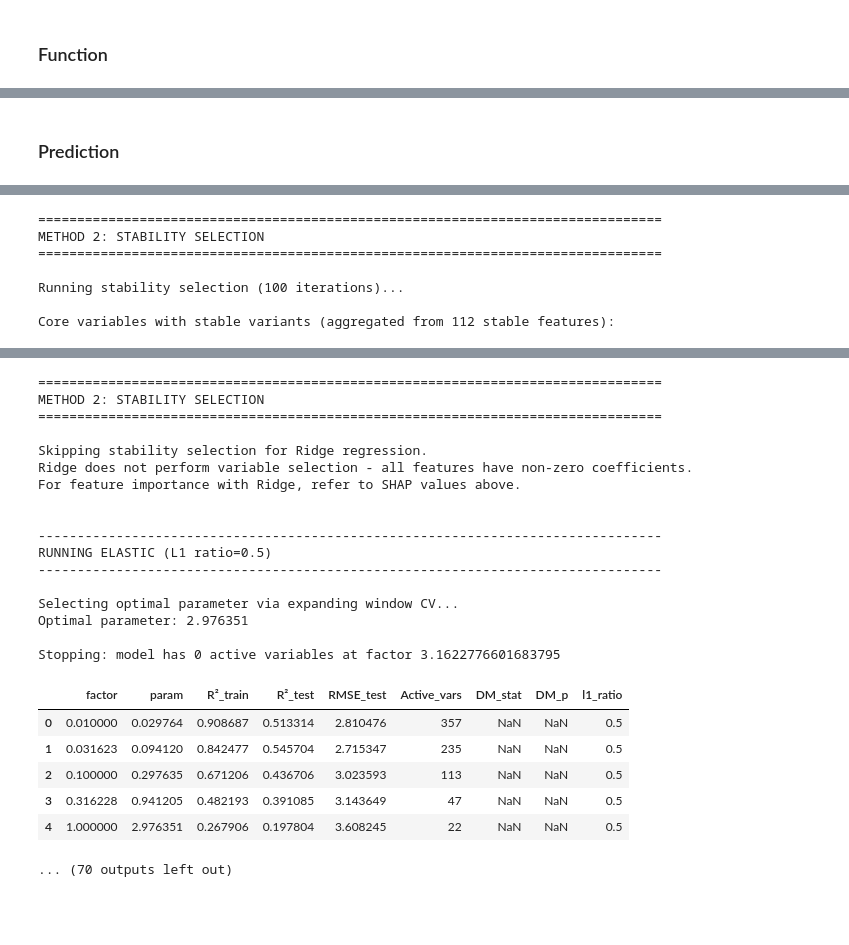
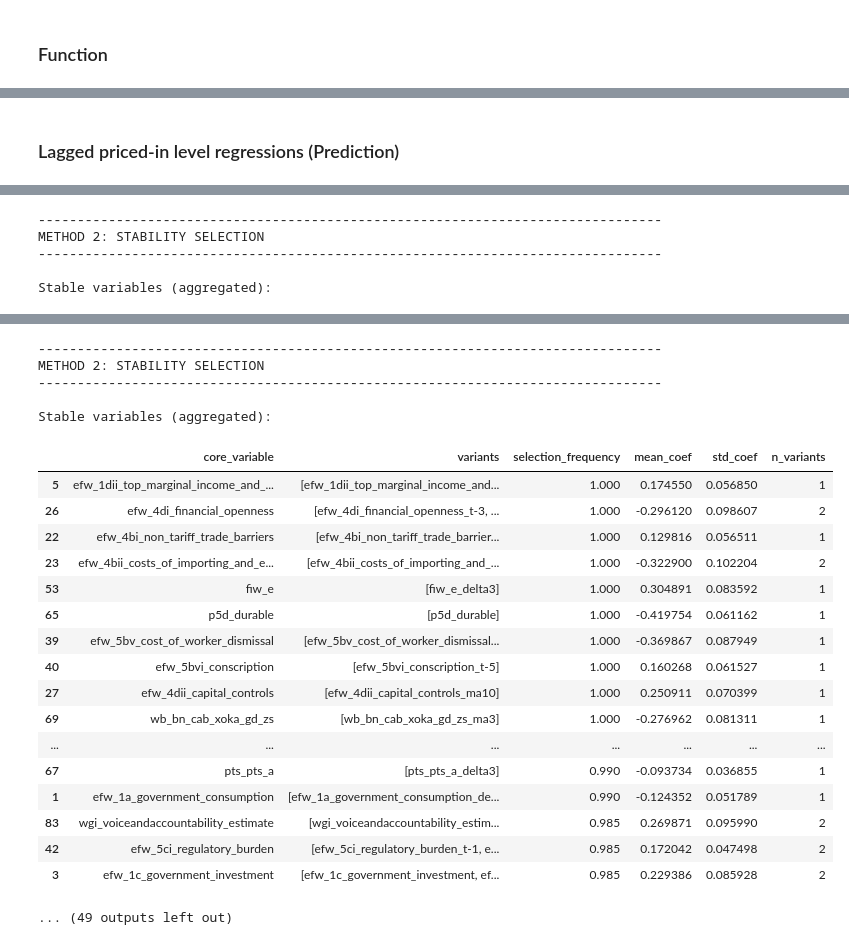
Before and after one commit to janjdarecki/instquality, a Jupyter notebook: 04_run_temporal_analysis.ipynb, the cells around one changed output, grey strips where cells are left out. Saved outputs shown, nothing was run; the diff lists cells and outputs as text; code cells hidden in the pictures; blank space fills up the shorter version.

```diff
--- a/04_run_temporal_analysis.ipynb
+++ b/04_run_temporal_analysis.ipynb
@@ -1042,28 +917,30 @@ plt.show()
-# %% [markdown]
-### Prediction
+# %% [markdown]
+### Lagged priced-in level regressions (Prediction)
 # %%
+import pandas as pd
+from functions.utils import check_split_year
+
 # Load
 df = pd.read_pickle("saved/df.dat")
 
 # Define
+split_share = 0.8
 id_cols = ["country","year","iso_code_1","iso_code_2","region"]
 exclude = id_cols + [c for c in df.columns if c.startswith("tgt_")]
 macro_cols = filter_cols([c for c in df.columns if c.startswith("wb_") and not c.startswith("wb_iq_") and c not in exclude], [])
 iq_cols = filter_cols([c for c in df.columns if (c.startswith("wb_iq_") or (not c.startswith("wb_") and c not in exclude))], [])
-base_split_year = 2015
-max_horizon = 10
-all_horizon_results = {}
 
 # For years 1 to 10
-for h in range(1, max_horizon + 1):
+all_horizon_results = {}
+for h in range(1, 11):
+    # Get split year
     y_name = f"tgt_spread_t{h}"
-    split_year = base_split_year - (h - 1)
-    name_prefix = f"levels_t{h}"
-    print("="*100)
-    print(f"Horizon: t+{h}, Target: {y_name}, Split year: {split_year}")
-    print("="*100)
-
+    split_year = check_split_year(df, y_name, split_share)
+    name_prefix = f"levels_t{h}_{share*100:.0f}"
     # Run the unified regression
+    print("\n" + "=" * 100)
+    print(f"Running forecast horizon: t+{h}")
+    print(f"Split year for {share*100:.0f}-{(1-share)*100:.0f} split: {split_year}")
     results = run_unified_regularized_regression(
         name_prefix=name_prefix,
         data_path="saved/df.dat",
@@ -1075,7 +952,7 @@ for h in range(1, max_horizon + 1):
         spread_col="tgt_spread",
         year_col="year",
         split_year=split_year,
-        model_types=['lasso','ridge','elastic'],
+        model_types=['lasso', 'ridge', 'elastic'],
         agnostic=True,
         param_factors=np.logspace(-2,5,15),
         l1_ratios=[0.5],
@@ -1089,9 +966,9 @@ for h in range(1, max_horizon + 1):
         output_dir="specs",
         n_jobs=-1,
         multicollinearity_check=False
+        perform_interpretability=False
     )
     all_horizon_results[f"t{h}"] = results
-
 print("All horizon models completed.")
 # %% [output]
 ====================================================================================================
@@ -1155,8 +1034,6 @@ Top 20 core variables by SHAP importance:
-================================================================================
+--------------------------------------------------------------------------------
 METHOD 2: STABILITY SELECTION
-================================================================================
+--------------------------------------------------------------------------------
 
-Running stability selection (100 iterations)...
-
-Core variables with stable variants (aggregated from 112 stable features):
+Stable variables (aggregated):
 |  | core_variable | variants | selection_frequency | mean_coef | std_coef | n_variants |
@@ -1236,25 +1117,24 @@ Top 20 core variables by SHAP importance:
-================================================================================
+--------------------------------------------------------------------------------
 METHOD 2: STABILITY SELECTION
-================================================================================
-
-Skipping stability selection for Ridge regression.
-Ridge does not perform variable selection - all features have non-zero coefficients.
-For feature importance with Ridge, refer to SHAP values above.
-
-
---------------------------------------------------------------------------------
-RUNNING ELASTIC (L1 ratio=0.5)
 --------------------------------------------------------------------------------
 
-Selecting optimal parameter via expanding window CV...
-Optimal parameter: 2.976351
-
-Stopping: model has 0 active variables at factor 3.1622776601683795
+Stable variables (aggregated):
-|  | factor | param | R²_train | R²_test | RMSE_test | Active_vars | DM_stat | DM_p | l1_ratio |
-| 0 | 0.010000 | 0.029764 | 0.908687 | 0.513314 | 2.810476 | 357 | NaN | NaN | 0.5 |
-| 1 | 0.031623 | 0.094120 | 0.842477 | 0.545704 | 2.715347 | 235 | NaN | NaN | 0.5 |
-| 2 | 0.100000 | 0.297635 | 0.671206 | 0.436706 | 3.023593 | 113 | NaN | NaN | 0.5 |
-| 3 | 0.316228 | 0.941205 | 0.482193 | 0.391085 | 3.143649 | 47 | NaN | NaN | 0.5 |
-| 4 | 1.000000 | 2.976351 | 0.267906 | 0.197804 | 3.608245 | 22 | NaN | NaN | 0.5 |
+|  | core_variable | variants | selection_frequency | mean_coef | std_coef | n_variants |
+| 5 | efw_1dii_top_marginal_income_and_... | [efw_1dii_top_marginal_income_and... | 1.000 | 0.174550 | 0.056850 | 1 |
+| 26 | efw_4di_financial_openness | [efw_4di_financial_openness_t-3, ... | 1.000 | -0.296120 | 0.098607 | 2 |
+| 22 | efw_4bi_non_tariff_trade_barriers | [efw_4bi_non_tariff_trade_barrier... | 1.000 | 0.129816 | 0.056511 | 1 |
+| 23 | efw_4bii_costs_of_importing_and_e... | [efw_4bii_costs_of_importing_and_... | 1.000 | -0.322900 | 0.102204 | 2 |
+| 53 | fiw_e | [fiw_e_delta3] | 1.000 | 0.304891 | 0.083592 | 1 |
+| 65 | p5d_durable | [p5d_durable] | 1.000 | -0.419754 | 0.061162 | 1 |
+| 39 | efw_5bv_cost_of_worker_dismissal | [efw_5bv_cost_of_worker_dismissal... | 1.000 | -0.369867 | 0.087949 | 1 |
+| 40 | efw_5bvi_conscription | [efw_5bvi_conscription_t-5] | 1.000 | 0.160268 | 0.061527 | 1 |
+| 27 | efw_4dii_capital_controls | [efw_4dii_capital_controls_ma10] | 1.000 | 0.250911 | 0.070399 | 1 |
+| 69 | wb_bn_cab_xoka_gd_zs | [wb_bn_cab_xoka_gd_zs_ma3] | 1.000 | -0.276962 | 0.081311 | 1 |
+| ... | ... | ... | ... | ... | ... | ... |
+| 67 | pts_pts_a | [pts_pts_a_delta3] | 0.990 | -0.093734 | 0.036855 | 1 |
+| 1 | efw_1a_government_consumption | [efw_1a_government_consumption_de... | 0.990 | -0.124352 | 0.051789 | 1 |
+| 83 | wgi_voiceandaccountability_estimate | [wgi_voiceandaccountability_estim... | 0.985 | 0.269871 | 0.095990 | 2 |
+| 42 | efw_5ci_regulatory_burden | [efw_5ci_regulatory_burden_t-1, e... | 0.985 | 0.172042 | 0.047498 | 2 |
+| 3 | efw_1c_government_investment | [efw_1c_government_investment, ef... | 0.985 | 0.229386 | 0.085928 | 2 |
-... (70 outputs left out)
+... (49 outputs left out)
 # %% [markdown]
```
Also changed, not shown: parts of 13 cells of this notebook, 6 other files.
